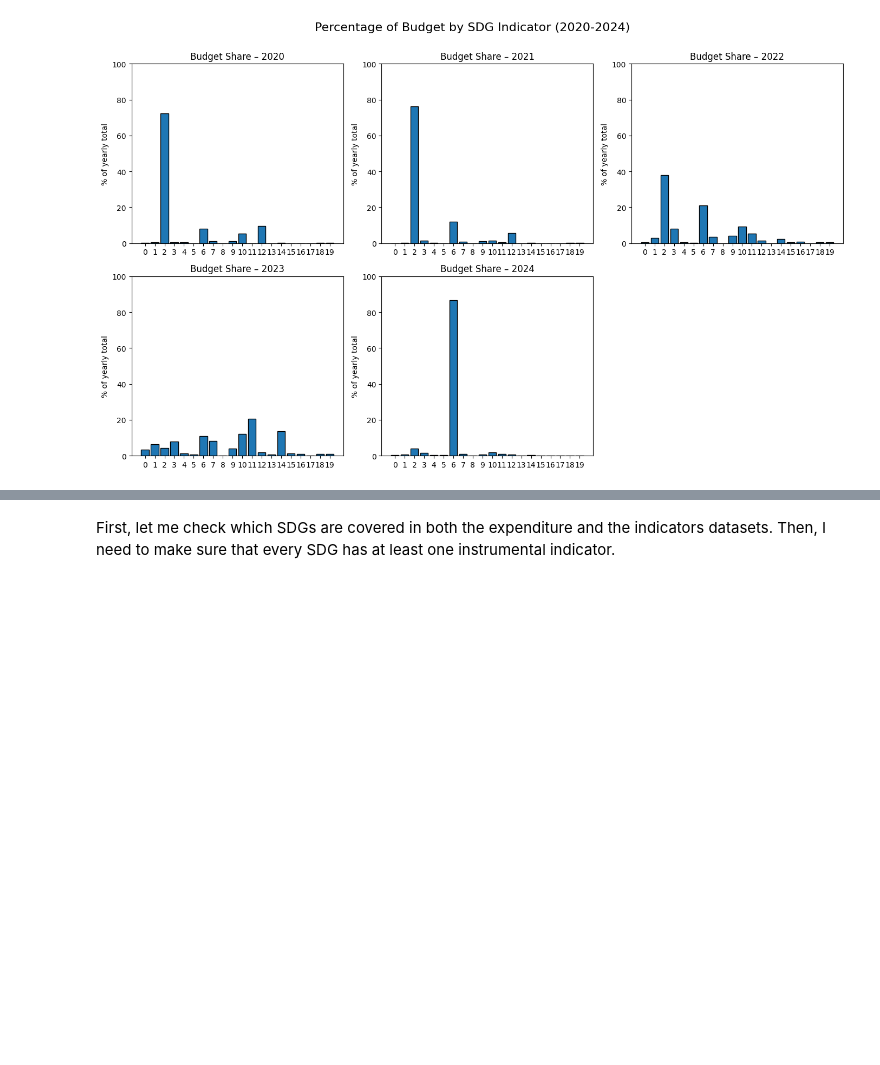
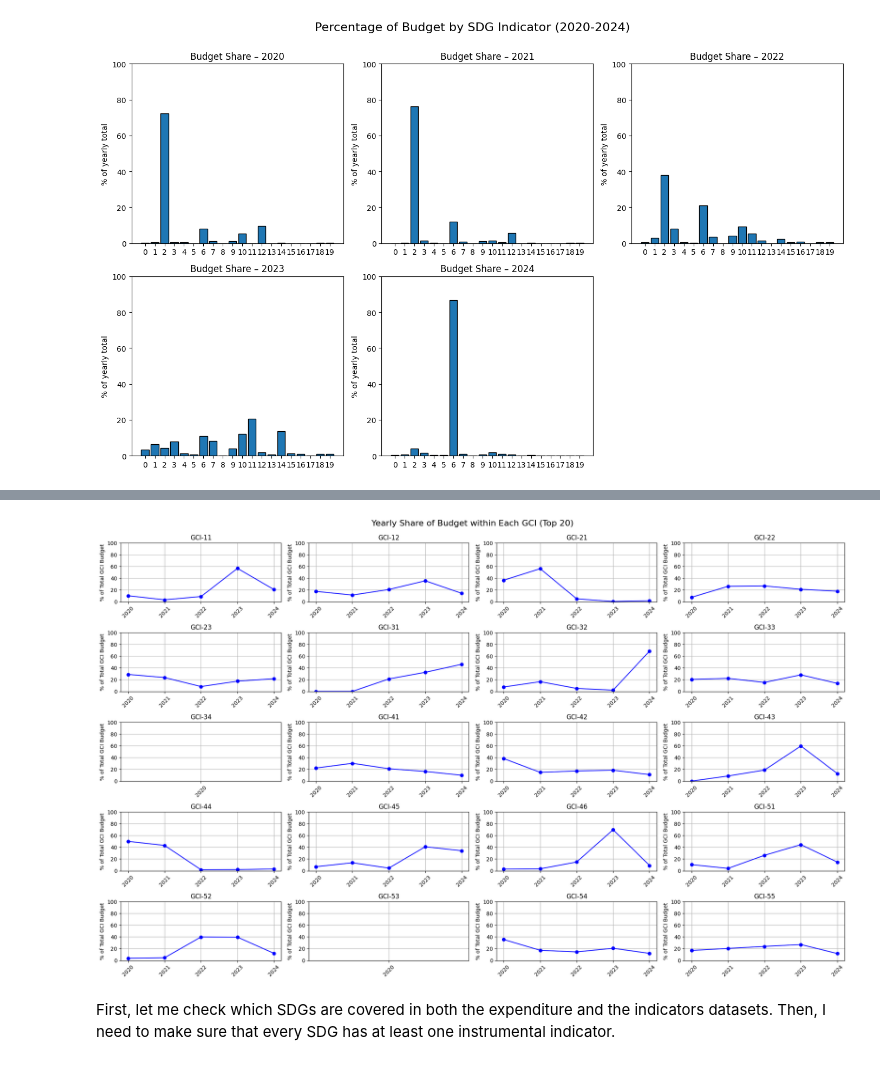
Before and after one commit to agi2019/ppi-gci, a Jupyter notebook: tutorials/01c - data preparation (expenditure).ipynb, the cells around one changed output, grey strips where cells are left out. Cells and saved outputs as stored; diff of their text form; code cells hidden in the pictures; blank space fills up the shorter version.

```diff
--- a/tutorials/01c - data preparation (expenditure).ipynb
+++ b/tutorials/01c - data preparation (expenditure).ipynb
@@ -155,3 +155,29 @@ plt.show()
+# %%
+years = ['2020', '2021', '2022', '2023', '2024']
+max_rows = min(len(data_exp), 20)  # Maksimal 20 SDG
+
+# Hitung persentase per GCI (row-wise normalization)
+df_percent = data_exp.copy()
+df_percent[years] = df_percent[years].div(df_percent[years].sum(axis=1), axis=0) * 100
+
+# Plot line chart
+plt.figure(figsize=(20, 12))
+
+for i in range(max_rows):
+    plt.subplot(5, 4, i + 1)  # Grid 5×4
+    row = df_percent.iloc[i]
+    plt.plot(years, row[years].values, marker='o', color='blue')
+    plt.title(f'GCI-{int(row["sdg"])}')
+    plt.ylim(0, 100)
+    plt.ylabel('% of Total GCI Budget')
+    plt.xticks(rotation=45)
+    plt.grid(True)
+
+plt.tight_layout()
+plt.suptitle('Yearly Share of Budget within Each GCI (Top 20)', fontsize=16, y=1.02)
+plt.show()
+# %% [output]
+[figure, added]
 # %% [markdown]
 First, let me check which SDGs are covered in both the expenditure and the indicators datasets. Then, I need to make sure that every SDG has at least one instrumental indicator.
 # %%
```
Also changed, not shown: parts of 1 cell of this notebook.
